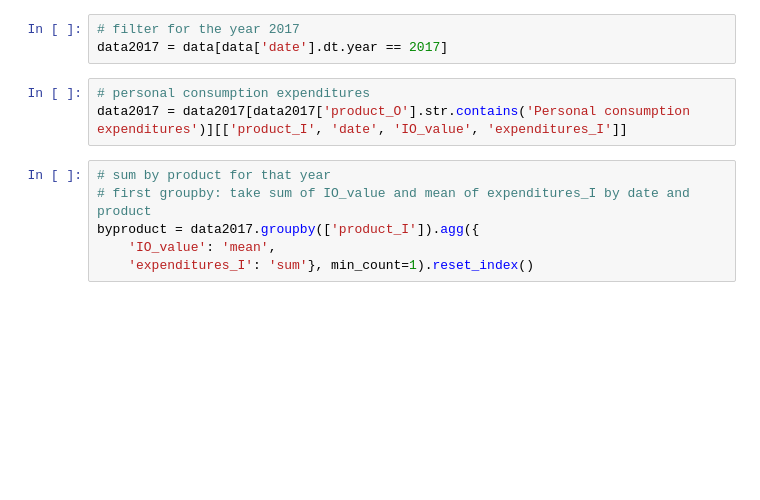
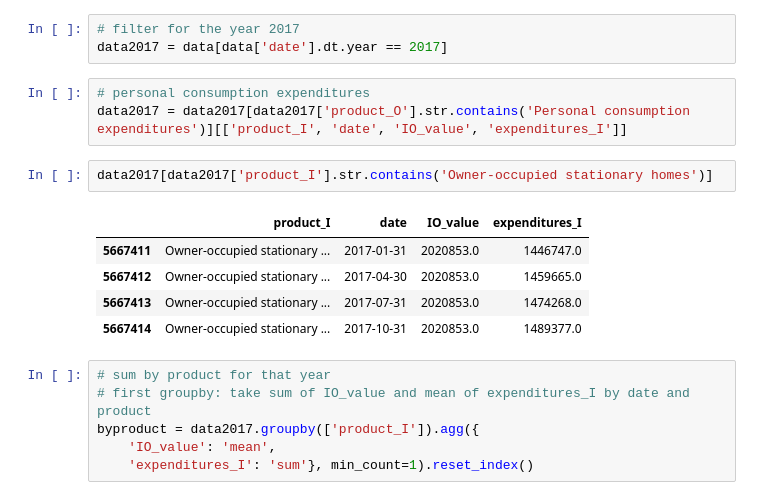
Before and after one commit to emilyfu1/shocks_productionnetworks, a Jupyter notebook: mergechecks.ipynb, the cells around one changed output. Cells and saved outputs as stored; diff of their text form; blank space fills up the shorter version.

```diff
--- a/mergechecks.ipynb
+++ b/mergechecks.ipynb
@@ -16,6 +16,14 @@ data2017 = data[data['date'].dt.year == 2017]
 # %%
 # personal consumption expenditures
 data2017 = data2017[data2017['product_O'].str.contains('Personal consumption expenditures')][['product_I', 'date', 'IO_value', 'expenditures_I']]
+# %%
+data2017[data2017['product_I'].str.contains('Owner-occupied stationary homes')]
+# %% [output]
+|  | product_I | date | IO_value | expenditures_I |
+| 5667411 | Owner-occupied stationary ... | 2017-01-31 | 2020853.0 | 1446747.0 |
+| 5667412 | Owner-occupied stationary ... | 2017-04-30 | 2020853.0 | 1459665.0 |
+| 5667413 | Owner-occupied stationary ... | 2017-07-31 | 2020853.0 | 1474268.0 |
+| 5667414 | Owner-occupied stationary ... | 2017-10-31 | 2020853.0 | 1489377.0 |
 # %%
 # sum by product for that year
 # first groupby: take sum of IO_value and mean of expenditures_I by date and product
```
Also changed, not shown: parts of 2 cells of this notebook.
